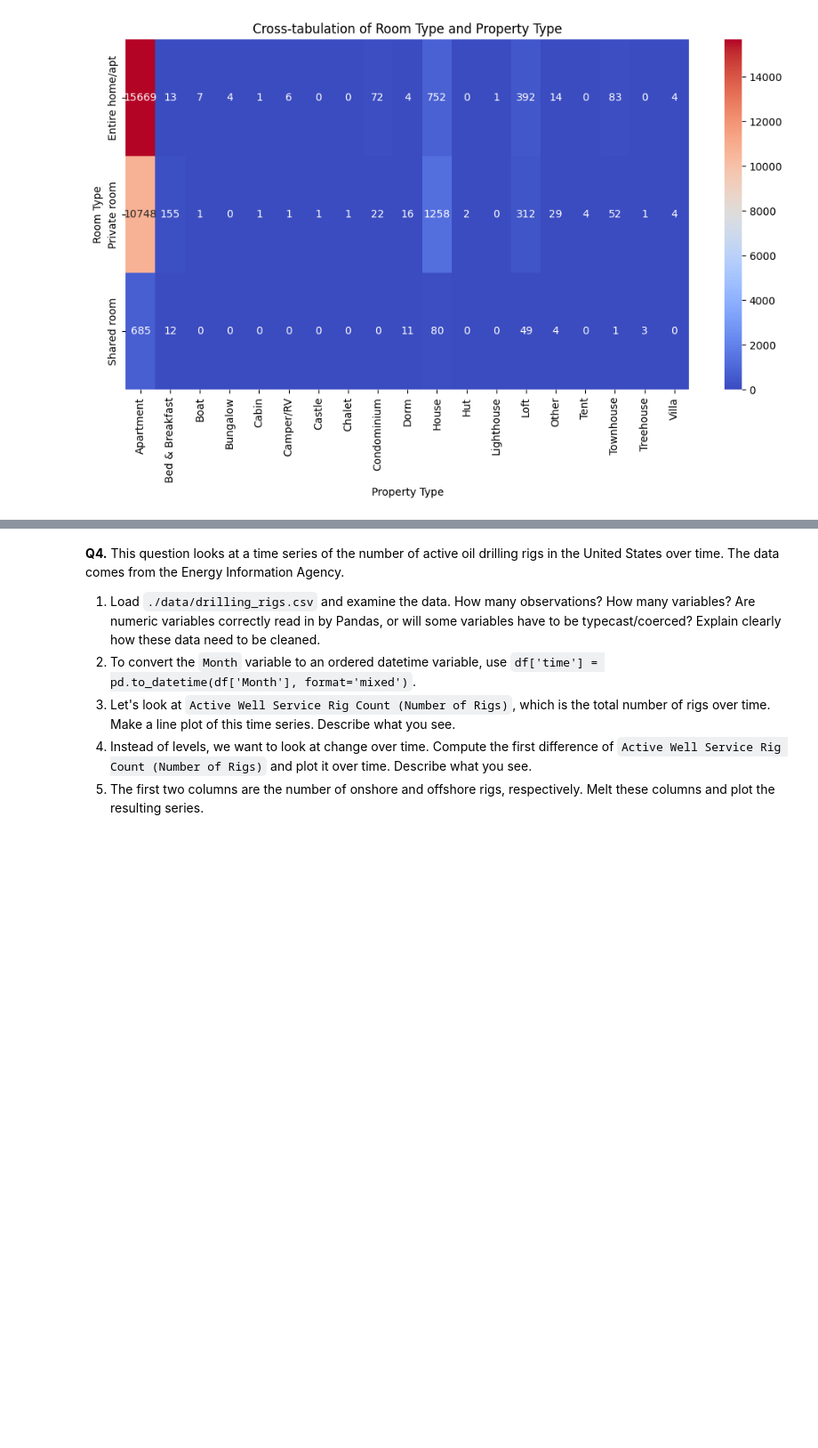
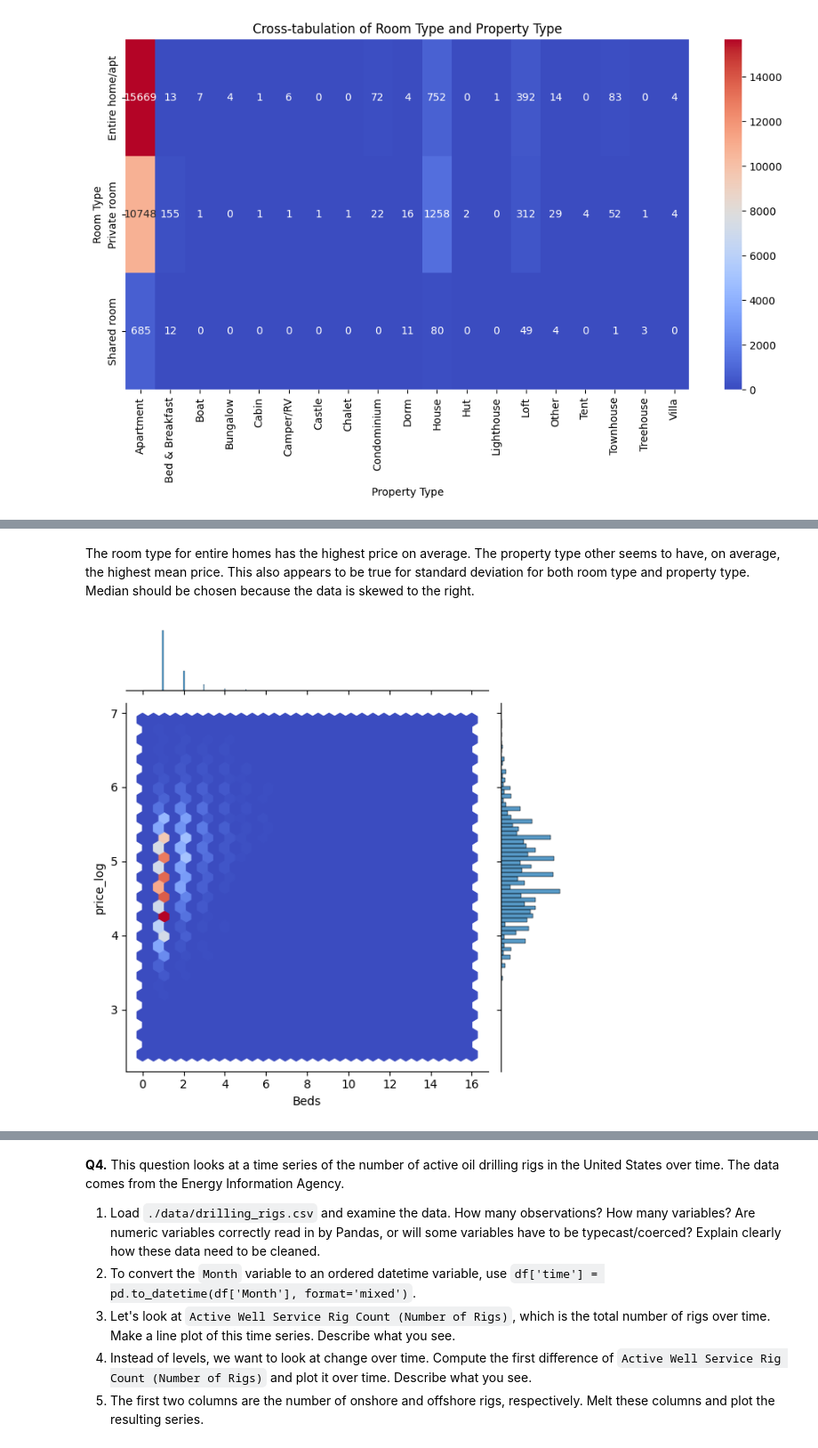
Before and after one commit to bmstoss13/EDA, a Jupyter notebook: assignment/assignment.ipynb, the cells around one changed output, grey strips where cells are left out. Shown at 89% size. Saved outputs shown, nothing was run; the diff lists cells and outputs as text; code cells hidden in the pictures; blank space fills up the shorter version.

```diff
--- a/assignment/assignment.ipynb
+++ b/assignment/assignment.ipynb
@@ -579,0 +662,10 @@ plt.show()
+# %% [markdown]
+The room type for entire homes has the highest price on average. The property type other seems to have, on average, the highest mean price. This also appears to be true for standard deviation for both room type and property type. Median should be chosen because the data is skewed to the right.
+# %%
+#7
+
+#jointploty of price_log vs. beds
+sns.jointplot(data=df, x="Beds", y="price_log", kind="hex", gridsize=30, cmap="coolwarm")
+plt.show()
+# %% [output]
+[figure, added]
```
Also changed, not shown: parts of 16 cells of this notebook.
